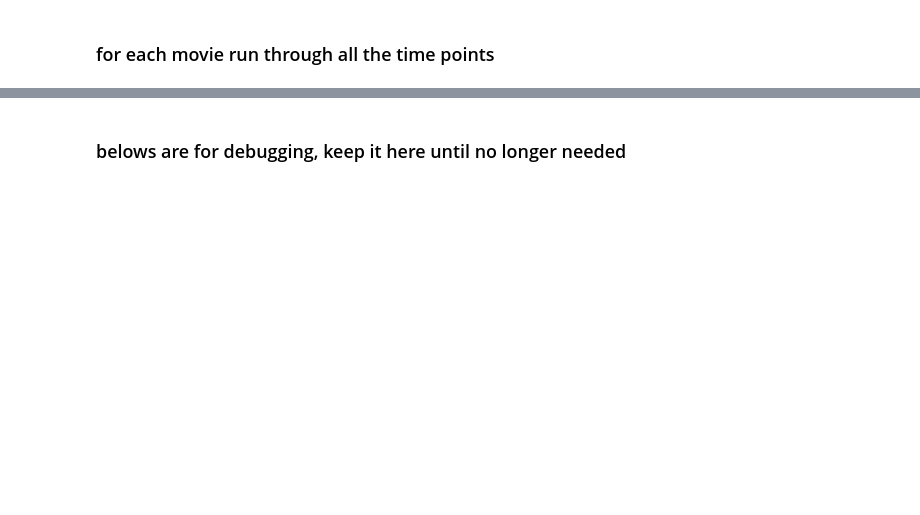
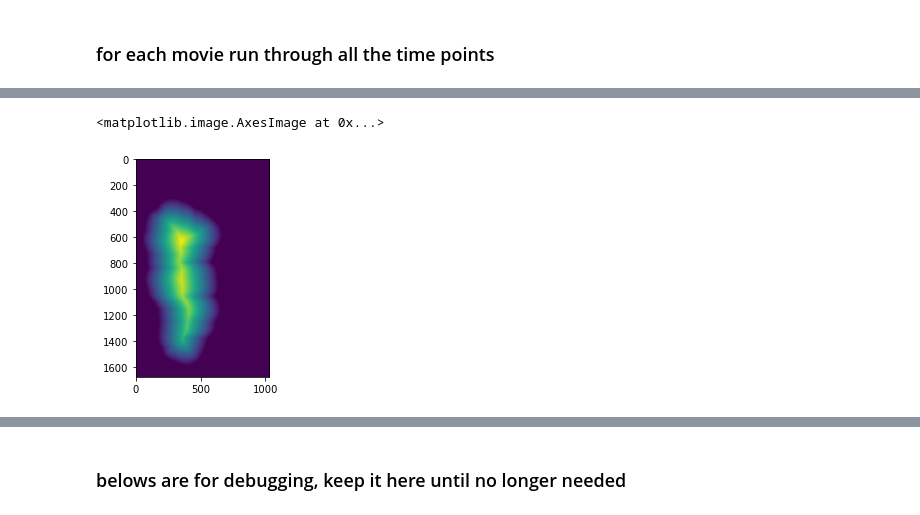
Before and after one commit to Center-for-Living-Systems/focal_adhesion_clustering, a Jupyter notebook: seg_pax_movieczi.ipynb, the cells around one changed output, grey strips where cells are left out. Saved outputs shown, nothing was run; the diff lists cells and outputs as text; code cells hidden in the pictures; blank space fills up the shorter version.

```diff
--- a/seg_pax_movieczi.ipynb
+++ b/seg_pax_movieczi.ipynb
@@ -309,0 +419,5 @@ Clipping input data to the valid range for imshow with RGB data ([0..1] for floa
+# %%
+plt.imshow(for_orent_distance_taxicab)
+# %% [output]
+<matplotlib.image.AxesImage at 0x...>
+[figure, added]
```
Also changed, not shown: parts of 13 cells of this notebook, 18 other files.
